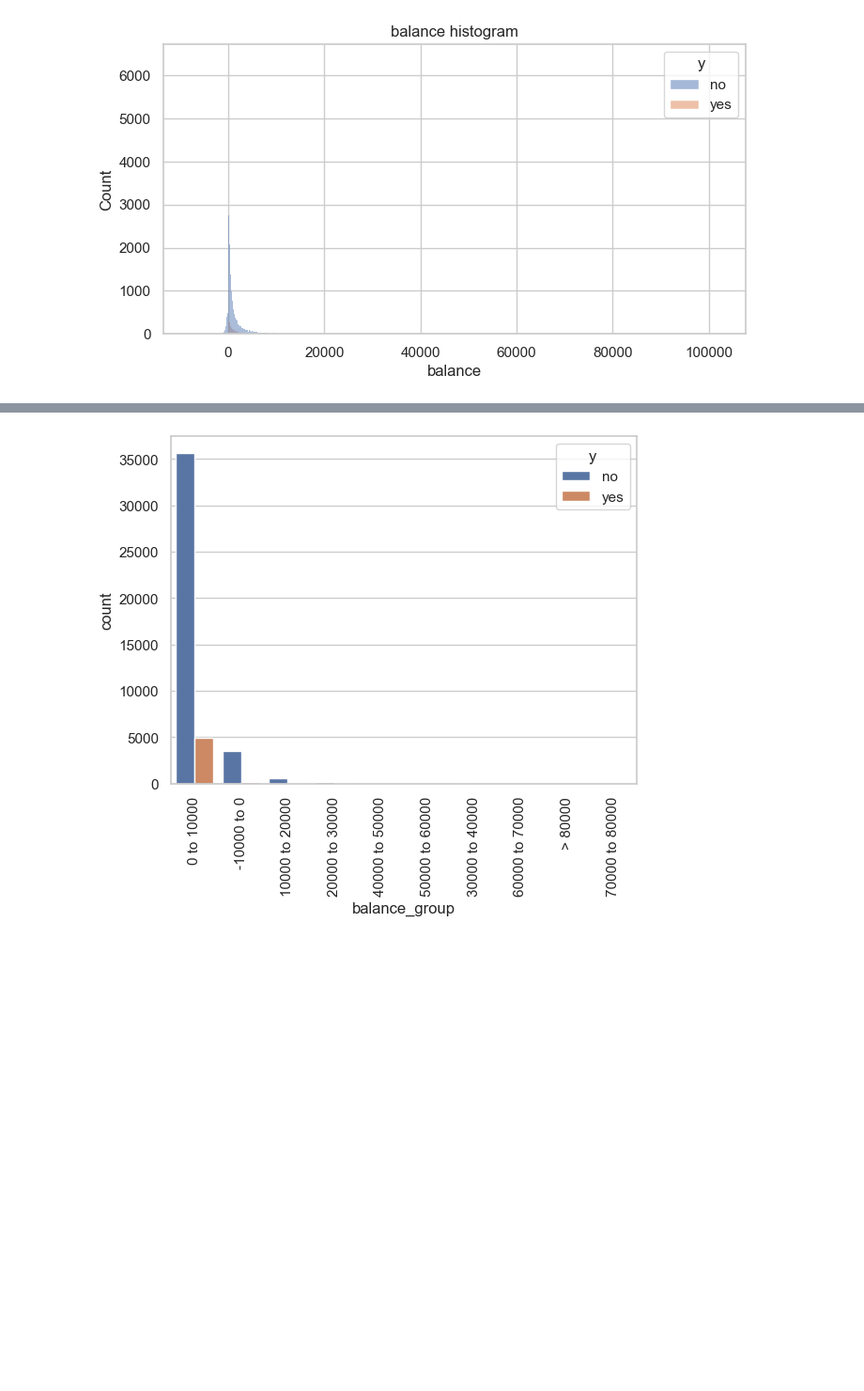
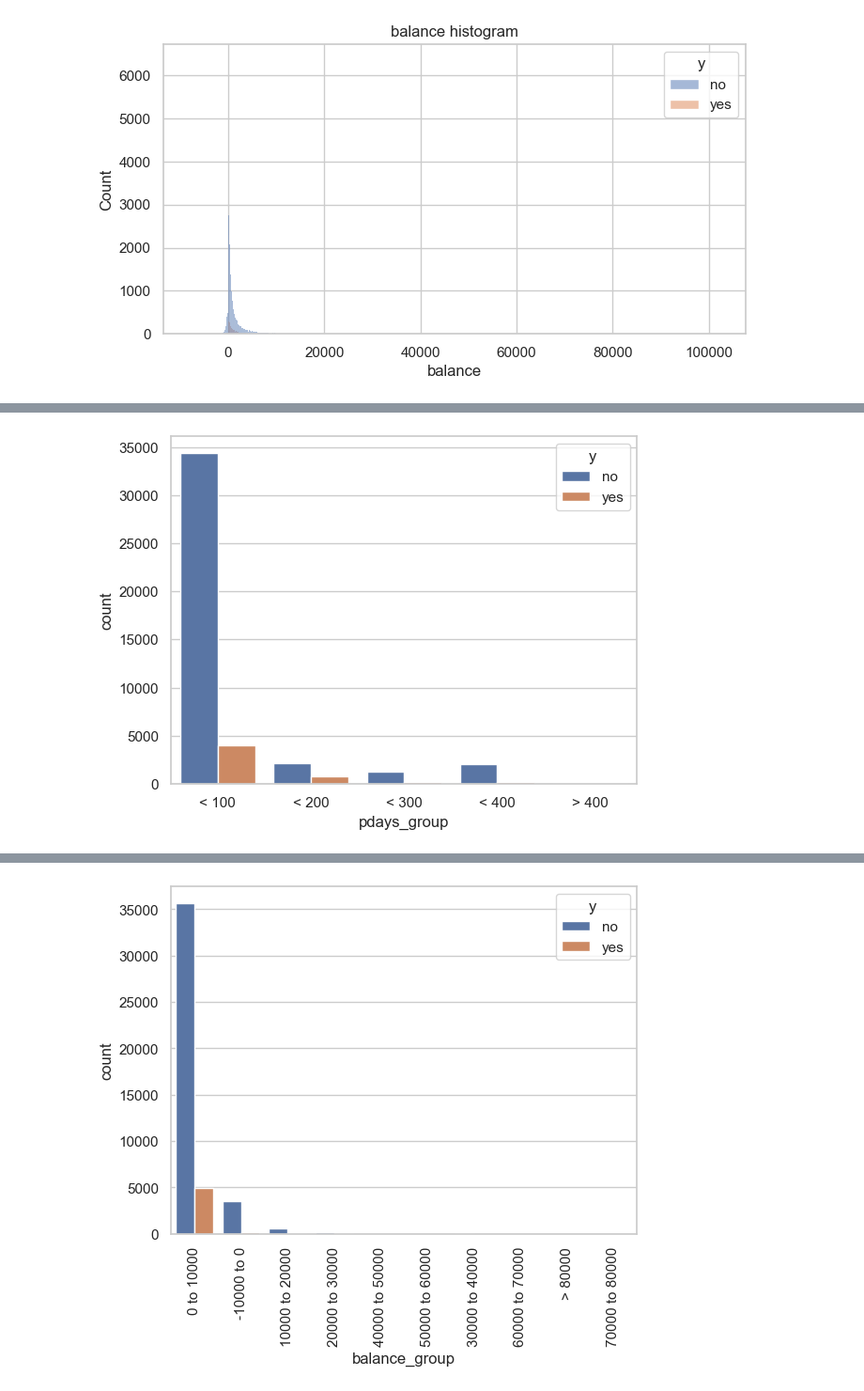
Before and after one commit to GemsLoveNLP/EDA, a Jupyter notebook: DataSet2EDA.ipynb, the cells around one changed output, grey strips where cells are left out. Shown at 94% size. Drawn from its saved outputs; the diff is of its cells as text; code cells hidden in the pictures; blank space fills up the shorter version.

```diff
--- a/DataSet2EDA.ipynb
+++ b/DataSet2EDA.ipynb
@@ -310,0 +315,21 @@ for index, row in train.iterrows():
+# %%
+new_col = 'pdays_group'
+train[new_col] = ''
+for index, row in train.iterrows():
+    r = row['pdays']
+    if r < 100:
+        train.at[index, new_col] = '< 100'
+    elif r < 200:
+        train.at[index, new_col] = '< 200'
+    elif r < 300:
+        train.at[index, new_col] = '< 300'
+    elif r < 400:
+        train.at[index, new_col] = '< 400'
+    else:
+        train.at[index, new_col] = '> 400'
+
+sns.set_theme(style="whitegrid")
+sns.countplot(x=train['pdays_group'], data=train, hue='y')
+plt.show()
+# %% [output]
+[figure, added]
```
Also changed, not shown: parts of 12 cells of this notebook, 4 other files.
